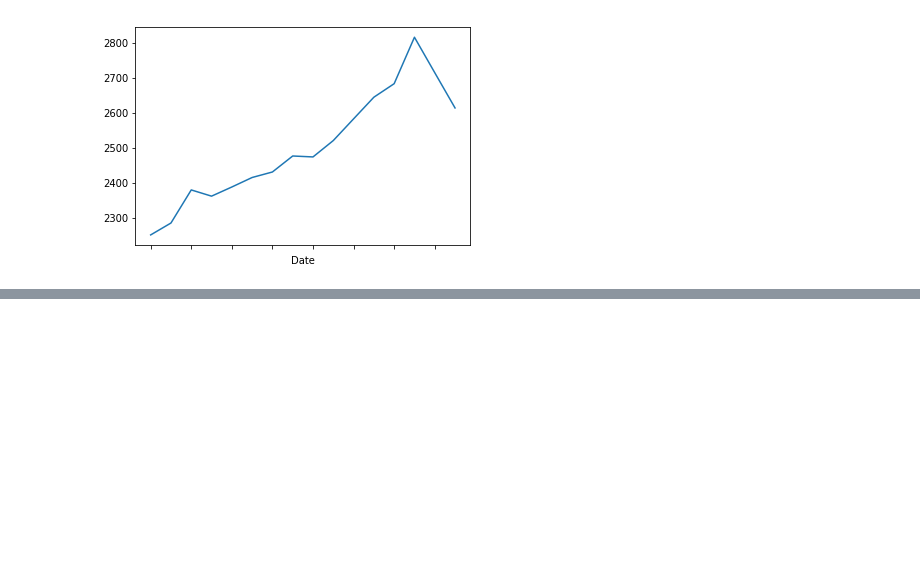
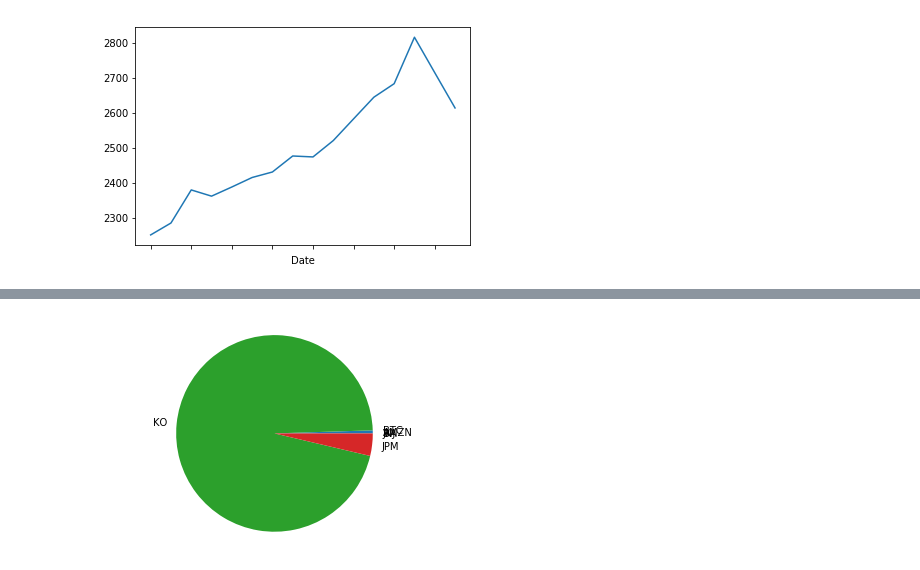
Before and after one commit to tibaris/Matematicki-softver, a Jupyter notebook: Zadaca 1.ipynb, the cells around one changed output, grey strips where cells are left out. Drawn from its saved outputs; the diff is of its cells as text; code cells hidden in the pictures; blank space fills up the shorter version.

```diff
--- a/Zadaca 1.ipynb
+++ b/Zadaca 1.ipynb
@@ -230,0 +241,32 @@ plt.show()
+# %%
+def ucitaj_godine(x):
+    z=ucitaj(x)
+    z=[np.array(z["Price"])[p] for p in range(0,61,12)]
+    return z
+def povrat_g(x):
+    y=np.linspace(0,0,5)
+    for i in range(0,5):
+        y[i-1]=(x[i+1]-x[i])/(x[i])*100
+    return y
+# %%
+data2=[(povrat_g(ucitaj_godine(p))) for p in port]
+cv2=cov_nearest(np.cov(data2))
+P=matrix(np.cov(data2))
+# %%
+ravg=[povrat_g(ucitaj_godine(p)).mean() for p in port]
+ravg=matrix(ravg)
+rg=0.10
+r=((1+rg)**(1/12)-1)*100
+G= matrix(np.concatenate((-np.transpose(np.array(ravg)), -np.identity(n)), 0))
+h = matrix(np.concatenate((-np.ones((1,1))*r, np.zeros((n,1))), 0))
+q = matrix(np.zeros((n, 1)))
+solvers.options['show_progress']=False
+w4=solvers.qp(P, q, G, h, A, b)
+# %%
+w4=np.array(w4['x'])
+fig4, ax4 = plt.subplots()
+ax4.pie(w4, labels=labels)
+ax4.axis('equal')
+plt.show()
+# %% [output]
+[figure, added]
```
Also changed, not shown: parts of 13 cells of this notebook.
